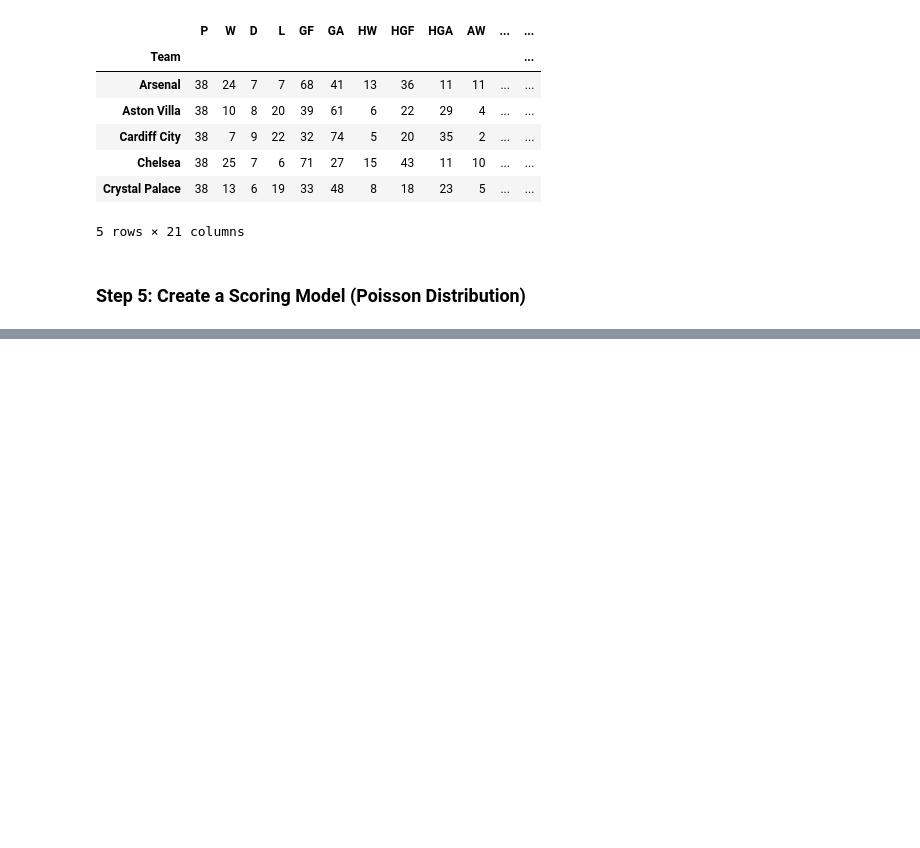
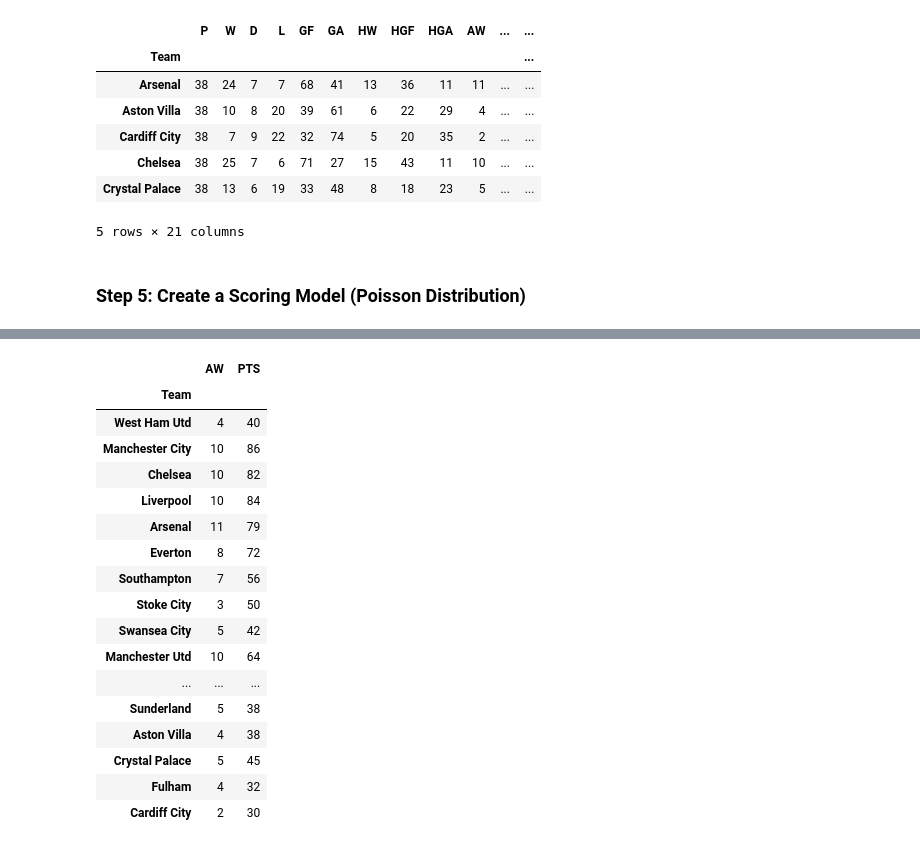
Before and after one commit to slee279/EPL, a Jupyter notebook: matchpredictor.ipynb, the cells around one changed output, grey strips where cells are left out. Drawn from its saved outputs; the diff is of its cells as text; code cells hidden in the pictures; blank space fills up the shorter version.

```diff
--- a/matchpredictor.ipynb
+++ b/matchpredictor.ipynb
@@ -449,0 +485,21 @@ len(dict_final_seasons)
+# %%
+dict_final_seasons['2013'].sort_values(by='AWPR', ascending=False)[['AW', 'PTS']]
+# %% [output]
+|  | AW | PTS |
+| Team |  |  |
+| West Ham Utd | 4 | 40 |
+| Manchester City | 10 | 86 |
+| Chelsea | 10 | 82 |
+| Liverpool | 10 | 84 |
+| Arsenal | 11 | 79 |
+| Everton | 8 | 72 |
+| Southampton | 7 | 56 |
+| Stoke City | 3 | 50 |
+| Swansea City | 5 | 42 |
+| Manchester Utd | 10 | 64 |
+| ... | ... | ... |
+| Sunderland | 5 | 38 |
+| Aston Villa | 4 | 38 |
+| Crystal Palace | 5 | 45 |
+| Fulham | 4 | 32 |
+| Cardiff City | 2 | 30 |
```
Also changed, not shown: parts of 9 cells of this notebook, 7 other files.
